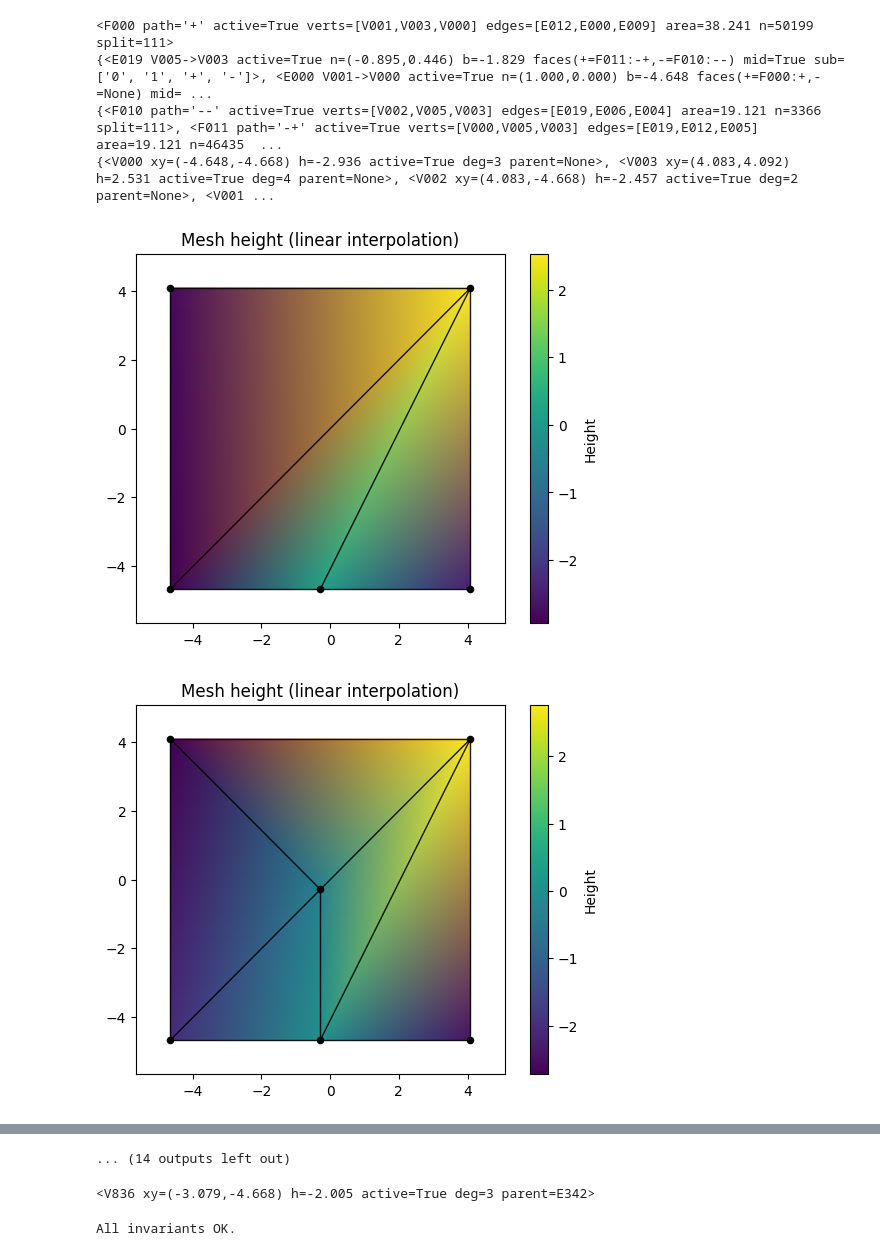
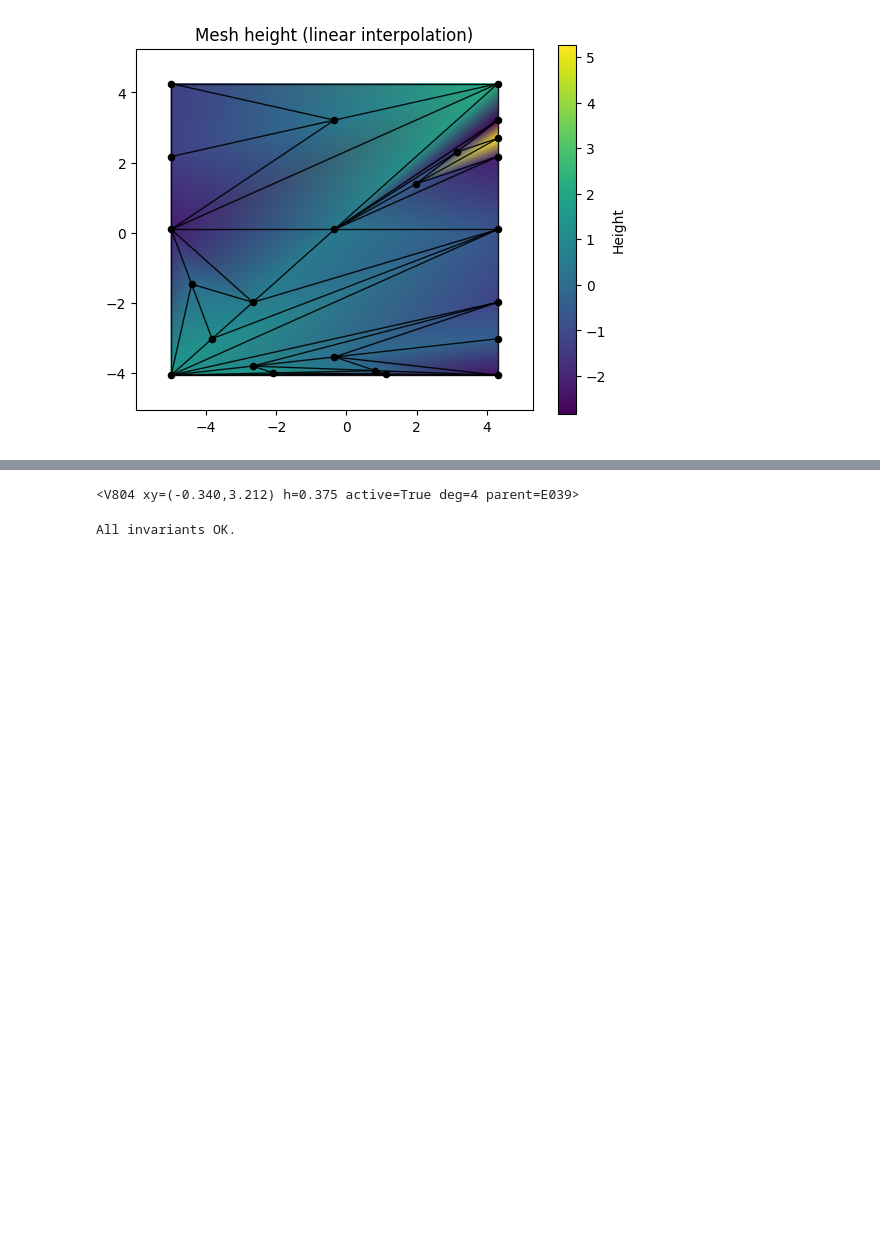
Before and after one commit to sbabichenko/Decision-Mesh, a Jupyter notebook: Mesh Tester.ipynb, the cells around one changed output, grey strips where cells are left out. Saved outputs shown, nothing was run; the diff lists cells and outputs as text; code cells hidden in the pictures; blank space fills up the shorter version.

```diff
--- a/Mesh Tester.ipynb
+++ b/Mesh Tester.ipynb
@@ -258,7 +258,7 @@ def check_invariants(mesh):
 # generate 100 samples of 2D standard normals
 data = np.random.randn(100000, 3)   # 100 rows, 2 columns
 df = pd.DataFrame(data)
-df.iloc[:,2] += np.sin(df.iloc[:,0])
+df.iloc[:,2] += np.cos(2*df.iloc[:,0])
 
 
 mesh = DecisionMesh.DecisionMesh(df)
@@ -287,34 +287,9 @@ True
 {<DecisionMesh.TreeNode at 0x...>,
  <DecisionMesh.TreeNode at 0x...>}
 # %%
-mid = mesh.outer_edges['bottom'].midpoint
-print(mesh.top_face.node.face)
-mid.activate()
-print(mesh.active_edges)
-print(mesh.active_faces)
-print(mesh.active_vertices)
-mesh.plot_height()
-mid = mesh.split_edge.midpoint
-mid.activate()
-mesh.plot_height()
-mid = mesh.outer_edges['right'].midpoint
-mid.activate()
-mesh.plot_height()
-mid = mesh.outer_edges['top'].midpoint
-mid.activate()
-mesh.plot_height()
-mid = mesh.outer_edges['left'].midpoint
-mid.activate()
-mesh.plot_height()
-
 for i in range(20):
     mid = list(mesh.midpoints)[0]
     mid.activate()
-    mesh.plot_height()
+mesh.plot_height()
 # %% [output]
-<F000 path='+' active=True verts=[V001,V003,V000] edges=[E012,E000,E009] area=38.241 n=50199 split=111>
-{<E019 V005->V003 active=True n=(-0.895,0.446) b=-1.829 faces(+=F011:-+,-=F010:--) mid=True sub=['0', '1', '+', '-']>, <E000 V001->V000 active=True n=(1.000,0.000) b=-4.648 faces(+=F000:+,-=None) mid= ...
-{<F010 path='--' active=True verts=[V002,V005,V003] edges=[E019,E006,E004] area=19.121 n=3366 split=111>, <F011 path='-+' active=True verts=[V000,V005,V003] edges=[E019,E012,E005] area=19.121 n=46435  ...
-{<V000 xy=(-4.648,-4.668) h=-2.936 active=True deg=3 parent=None>, <V003 xy=(4.083,4.092) h=2.531 active=True deg=4 parent=None>, <V002 xy=(4.083,-4.668) h=-2.457 active=True deg=2 parent=None>, <V001 ...
-[figure, old version]
+[figure, new version]
-[figure, removed]
@@ -330,8 +296,7 @@ for i in range(20):
-... (14 outputs left out)
 # %%
 mid
 # %% [output]
-<V836 xy=(-3.079,-4.668) h=-2.005 active=True deg=3 parent=E342>
+<V804 xy=(-0.340,3.212) h=0.375 active=True deg=4 parent=E039>
 # %%
 check_invariants(mesh)
 # %% [output]
```
Also changed, not shown: parts of 3 cells of this notebook, 1 other file.
